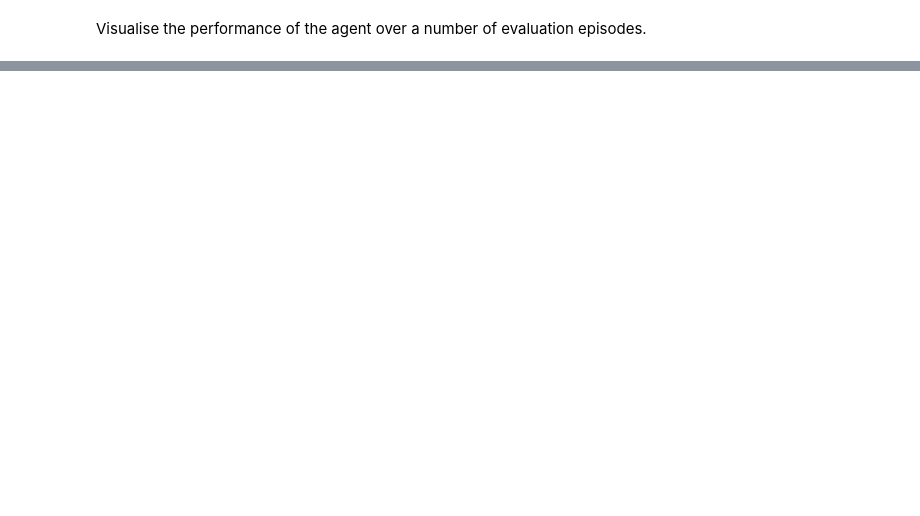
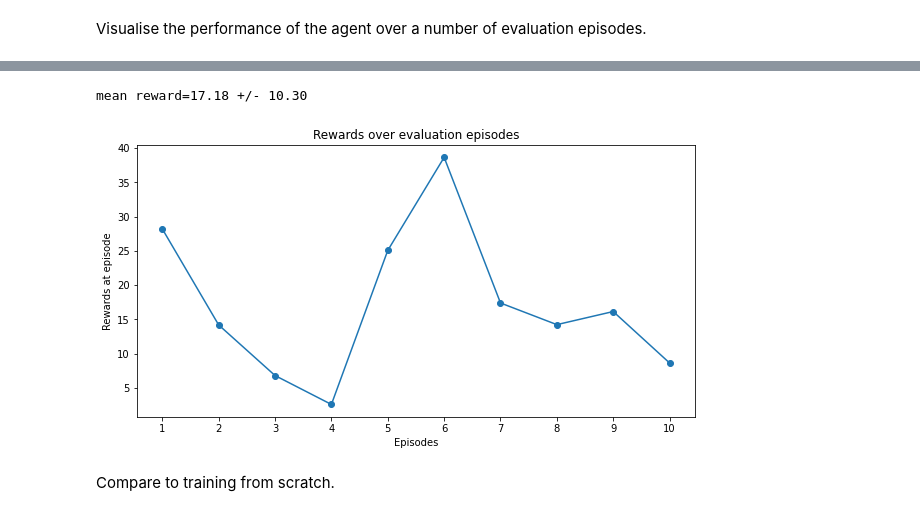
Before and after one commit to julia-lina-tan/rl-policy-fusion, a Jupyter notebook: rl_policy_fusion_new.ipynb, the cells around one changed output, grey strips where cells are left out. Drawn from its saved outputs; the diff is of its cells as text; code cells hidden in the pictures; blank space fills up the shorter version.

```diff
--- a/rl_policy_fusion_new.ipynb
+++ b/rl_policy_fusion_new.ipynb
@@ -216,0 +373,4 @@ render_agent_in_env(model, env, n_eval_episodes=1, path='../content/agent1', fil
+# %%
+layer_weights = get_layer_weights(model_two)
+layer_weights_all.append(layer_weights)
+print([layer.shape for layer in layer_weights])
@@ -216,0 +442,9 @@ render_agent_in_env(model, env, n_eval_episodes=1, path='../content/agent1', fil
+# %%
+def fuse_weights(aligned_layer_weights_all):
+    sum_weights = [np.add(aligned_layer_weights_all[0][0],
+                          aligned_layer_weights_all[1][0]),
+                   np.add(aligned_layer_weights_all[0][1],
+                          aligned_layer_weights_all[1][1])]
+    return [layer/2 for layer in sum_weights]
+
+fused_weights = fuse_weights(aligned_layer_weights_all)
@@ -216,0 +483,21 @@ render_agent_in_env(model, env, n_eval_episodes=1, path='../content/agent1', fil
+# %%
+def replace_policy(model, new_policy):
+
+    # Replace policy net with given policy
+    policy = model.get_parameters().get('policy')
+    policy['mlp_extractor.policy_net.0.weight'] = pt.from_numpy(new_policy[0])
+    policy['mlp_extractor.policy_net.2.weights'] = pt.from_numpy(new_policy[1])
+    updated_param = {'policy': policy}
+
+    # Set policy parameter
+    model.set_parameters(updated_param, exact_match=False)
+    return model
+
+
+env = gym.make('ReacherPyBulletEnv-v0')
+overwrite_method(custom_both_quadrants, env)
+env.reset()
+
+# Make a new model from fused layers
+fused_model = PPO('MlpPolicy', env, verbose=1, seed=1)
+fused_model = replace_policy(fused_model, fused_weights)
@@ -216,0 +520,2 @@ render_agent_in_env(model, env, n_eval_episodes=1, path='../content/agent1', fil
+# %%
+fused_model.learn(total_timesteps=1e5)
@@ -216,0 +541,10 @@ render_agent_in_env(model, env, n_eval_episodes=1, path='../content/agent1', fil
+# %%
+ep_rewards, ep_steps = evaluate_policy(fused_model, eval_env, n_eval_episodes=10, deterministic=True, return_episode_rewards=True)
+
+print(f'mean reward={(sum(ep_rewards)/len(ep_rewards)):.2f} +/- {np.std(ep_rewards):.2f}')
+plot_rewards(ep_rewards, title='Rewards over evaluation episodes')
+# %% [output]
+mean reward=17.18 +/- 10.30
+[figure, added]
+# %% [markdown]
+Compare to training from scratch.
```
Also changed, not shown: parts of 51 cells of this notebook.
